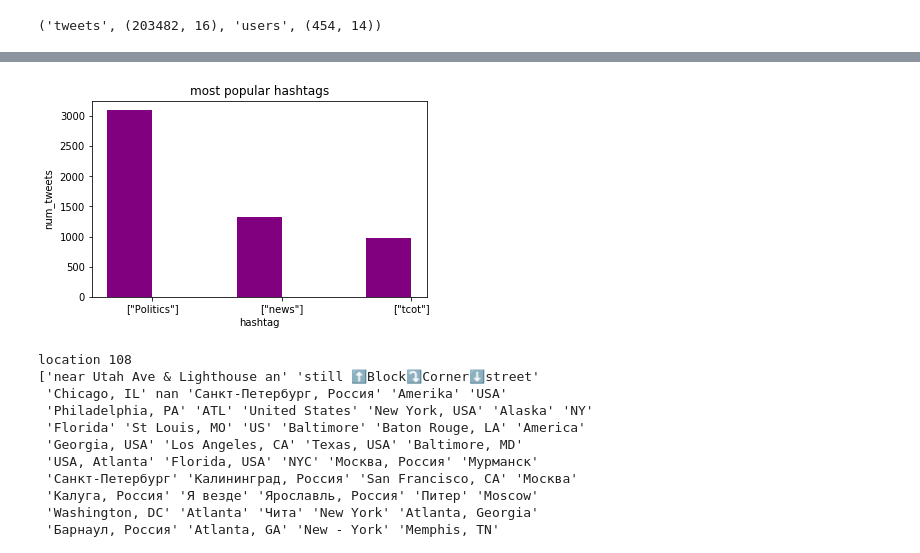
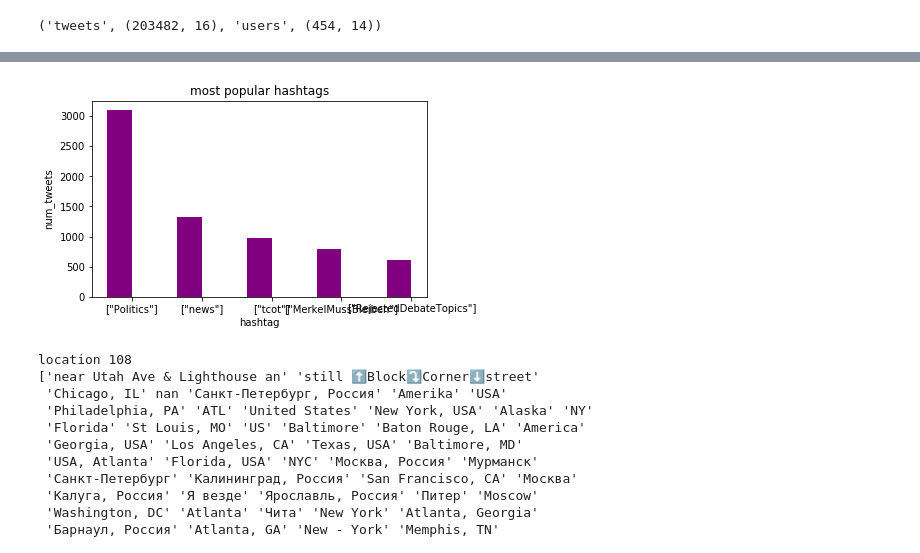
Before and after one commit to natashamathur/jungle_gym, a Jupyter notebook: trolled/trolls.ipynb, the cells around one changed output, grey strips where cells are left out. Saved outputs shown, nothing was run; the diff lists cells and outputs as text; code cells hidden in the pictures.

```diff
--- a/trolled/trolls.ipynb
+++ b/trolled/trolls.ipynb
@@ -18,3 +55,10 @@ cc = tc.intersection(uc)
 "tweets", tweets.shape, "users", users.shape
 # %% [output]
 ('tweets', (203482, 16), 'users', (454, 14))
+# %%
+tweets = tweets.rename(index=str, columns={"user_id": "id"})
+tweets = tweets.rename(index=str, columns={"user_key": "screen_name"})
+
+tc, uc = set(tweets.columns), set(users.columns)
+cc = tc.intersection(uc)
+combined = pd.merge(tweets, users, how='left', on='screen_name')
@@ -43,10 +93,10 @@ ht.columns = ['num_tweets']
 ht = ht[ht.num_tweets > 100]
 ht = ht[ht.index != '[]']
 # %%
-ht3 = ht.head(3)
-plot_bar_chart(ht3.index, ht3.num_tweets, 'hashtag', 'num_tweets', 'most popular hashtags', width = 0.35, color = 'purple')
+ht5 = ht.head(5)
+plot_bar_chart(ht5.index, ht5.num_tweets, 'hashtag', 'num_tweets', 'most popular hashtags', width = 0.35, color = 'purple')
 # %% [output]
-[figure, old version]
+[figure, new version]
 # %%
 #top_users = find_top(combined, "id", sort_by='user_key')
 #top_users = top_users[['location', 'name', 'followers_count',
```
Also changed, not shown: parts of 33 cells of this notebook.
